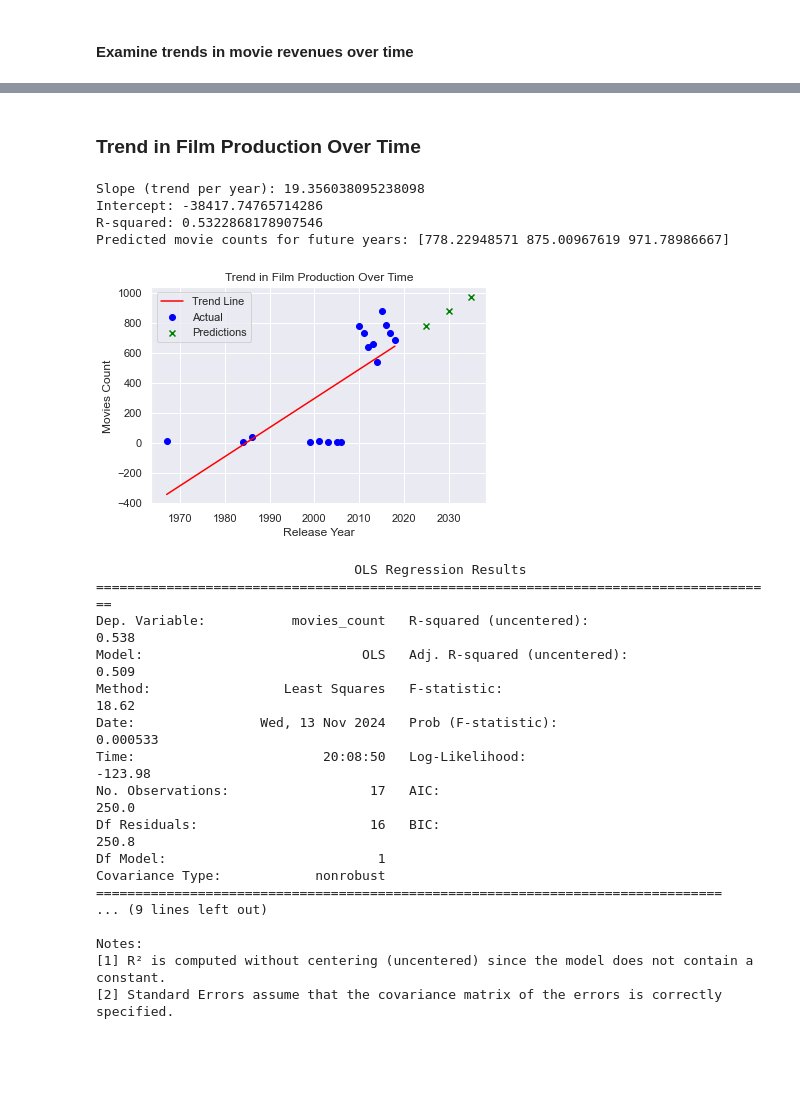
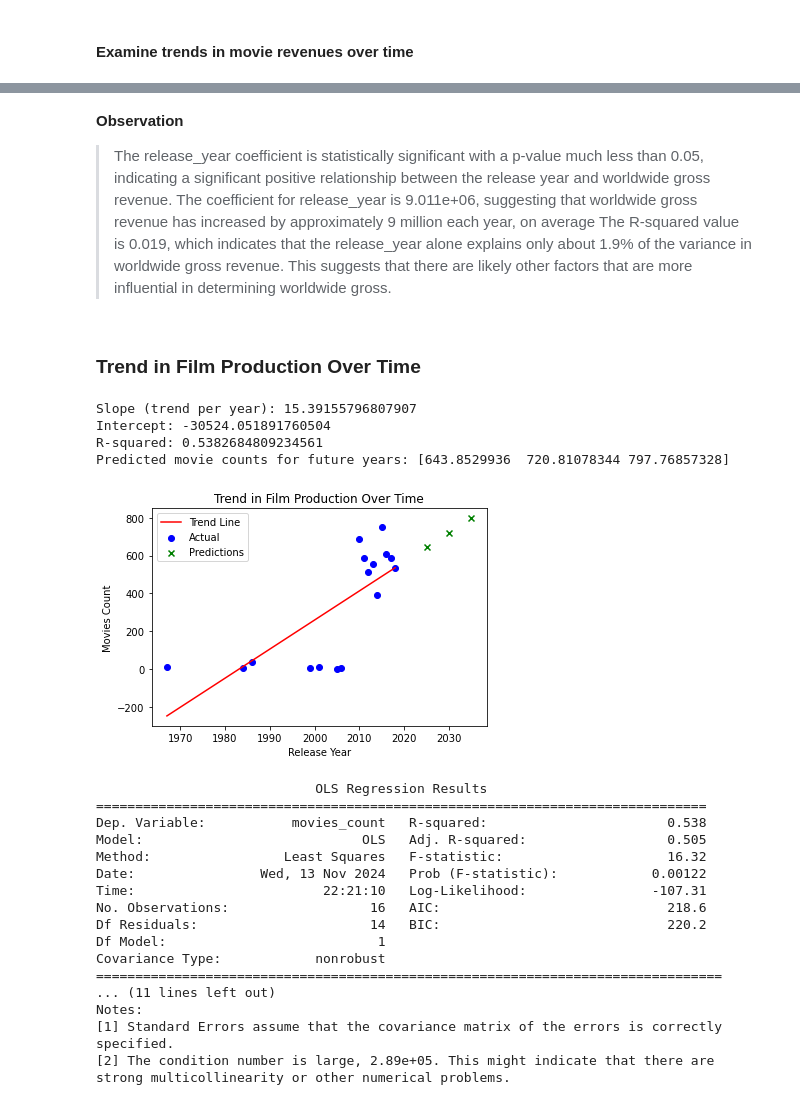
Before and after one commit to mikabenson/PHASE2_PROJECT-inferential-statistics-, a Jupyter notebook: notebooks/Franciscar.ipynb, the cells around one changed output, grey strips where cells are left out. Drawn from its saved outputs; the diff is of its cells as text; code cells hidden in the pictures; blank space fills up the shorter version.

```diff
--- a/notebooks/Franciscar.ipynb
+++ b/notebooks/Franciscar.ipynb
@@ -519,10 +523,21 @@ movie_akas.duplicated().sum()
 # %%
+# Clean the title columns in both data
+# Remove unwanted characters (e.g., punctuation) and convert to title case in the movie_gross
+movie_gross['title'] = movie_gross['title'].str.replace(r'[^\w\s]', '', regex=True)  # Remove non-word characters
+movie_gross['title'] = movie_gross['title'].str.title()  # Convert to title case
+
+# Remove unwanted characters (e.g., punctuation) and convert to title case in the movie_data
+movie_data['title'] = movie_data['title'].str.replace(r'[^\w\s]', '', regex=True)  # Remove non-word characters
+movie_data['title'] = movie_data['title'].str.title()  # Convert to title case
+
 # Merge the movie_gross data and movie_data
 movies_gross_data=movie_gross.merge(movie_data, how='inner', on='title')
 
 # Merge the movie_gross_data and movie_budget dataframes
 # Rename the movie column in movie_budget df to align with title column in movies-gross_data
 movie_budget=movie_budget.rename(columns={'movie':'title'})
+
+# Merge
 movies_merge=movies_gross_data.merge(movie_budget, how='inner', on='title')
 movies_merge
 # %% [output]
@@ -581,5 +602,8 @@ all_movies
 # %%
-columns_to_drop = [col for col in ['ordering', 'original_title_x','types','region', 'attributes','is_original_title', 'is_original_language', 'language', 'original_title_y', 'original_language'] if col in all_movies.columns]
+# Columns to drop
+columns_to_drop = [col for col in ['ordering','domestic_gross_x', 'original_title_x','types','region', 'attributes','is_original_title', 'is_original_language', 'language', 'original_title_y', 'original_language'] if col in all_movies.columns]
+
+# Drop the columns
 all_movies.drop(columns=columns_to_drop, inplace=True)
 all_movies
 # %% [output]
@@ -602,6 +628,6 @@ all_movies
 # %%
 # Profits
-all_movies['Profits']=(all_movies['worldwide_gross'] + all_movies['domestic_gross_x'])-all_movies['production_budget']
+all_movies['Profits']=(all_movies['worldwide_gross'] + all_movies['domestic_gross_y'])-all_movies['production_budget']
 all_movies
 # %% [output]
 |  | movie_id | primary_title | start_year | runtime_minutes | genres | title | averagerating | numvotes | ... |
@@ -850,3 +878,0 @@ sample =all_movies['domestic_gross_x'].sample(n=50, random_state=40)
-# %%
-sns.set_theme(color_codes=True)
-sns.histplot(sample, kde=True, color='darkblue');
@@ -955,3 +1263,8 @@ There is a significant trend in foreign gross revenue over the years.
+# %% [markdown]
+**Observation**
+ > The release_year coefficient is statistically significant with a p-value much less than 0.05, indicating a significant positive relationship between the release year and worldwide gross revenue.
+The coefficient for release_year is 9.011e+06, suggesting that worldwide gross revenue has increased by approximately 9 million each year, on average
+> The R-squared value is 0.019, which indicates that the release_year alone explains only about 1.9% of the variance in worldwide gross revenue. This suggests that there are likely other factors that are more influential in determining worldwide gross.
 # %% [markdown]
 ### Trend in Film Production Over Time
 # %%
@@ -960,69 +1273,73 @@ movies_per_year = all_movies['release_year'].value_counts().sort_index()
 
 # Step 2: Convert movies_per_year to DataFrame for regression
 movies_per_year_df = movies_per_year.reset_index()
-movies_per_year_df.columns = ['release_year', 'movies_count']  # Rename for clarity
+movies_per_year_df.columns = ['release_year', 'movies_count']
 
 # Step 3: Define independent variable (X) and dependent variable (y)
-X = movies_per_year_df[['release_year']]  # No constant added
+X = movies_per_year_df['release_year']
 y = movies_per_year_df['movies_count']
+
+# Add a constant for the OLS model only
+X_with_const = sm.add_constant(X)
 
 # Create and fit the model
 model = LinearRegression()
-model.fit(X, y)
+model.fit(X.values.reshape(-1, 1), y)
 
 # Examine the trend
 slope = model.coef_[0]
 intercept = model.intercept_
 print(f"Slope (trend per year): {slope}")
 print(f"Intercept: {intercept}")
 
 # R-squared
-r_squared = model.score(X, y)
+r_squared = model.score(X.values.reshape(-1, 1), y)
 print(f"R-squared: {r_squared}")
 
 # Predict future production
 future_years = np.array([[2025], [2030], [2035]]).reshape(-1, 1)
+#future_years_with_constant = sm.add_constant(future_years)
 future_predictions = model.predict(future_years)
 print("Predicted movie counts for future years:", future_predictions)
 
 # Plot the results
 plt.scatter(movies_per_year_df['release_year'], movies_per_year_df['movies_count'], color='blue', label='Actual')
-plt.plot(movies_per_year_df['release_year'], model.predict(X), color='red', label='Trend Line')
+plt.plot(movies_per_year_df['release_year'], model.predict(X.values.reshape(-1, 1)), color='red', label='Trend Line')
 plt.scatter(future_years, future_predictions, color='green', marker='x', label='Predictions')
 plt.xlabel("Release Year")
 plt.ylabel("Movies Count")
 plt.title("Trend in Film Production Over Time")
 plt.legend()
 plt.show()
 
 # Step 4: Fit the OLS regression model
-model = sm.OLS(y, X).fit()
+model = sm.OLS(y, X_with_const).fit()
 
 # Step 5: Output the summary of the model
 print(model.summary())
 # %% [output]
-Slope (trend per year): 19.356038095238098
-Intercept: -38417.74765714286
-R-squared: 0.5322868178907546
-Predicted movie counts for future years: [778.22948571 875.00967619 971.78986667]
+Slope (trend per year): 15.39155796807907
+Intercept: -30524.051891760504
+R-squared: 0.5382684809234561
+Predicted movie counts for future years: [643.8529936  720.81078344 797.76857328]
-[figure, old version]
+[figure, new version]
-                                 OLS Regression Results
-=======================================================================================
-Dep. Variable:           movies_count   R-squared (uncentered):                   0.538
-Model:                            OLS   Adj. R-squared (uncentered):              0.509
-Method:                 Least Squares   F-statistic:                              18.62
-Date:                Wed, 13 Nov 2024   Prob (F-statistic):                    0.000533
-Time:                        20:08:50   Log-Likelihood:                         -123.98
-No. Observations:                  17   AIC:                                      250.0
-Df Residuals:                      16   BIC:                                      250.8
+                            OLS Regression Results
+==============================================================================
+Dep. Variable:           movies_count   R-squared:                       0.538
+Model:                            OLS   Adj. R-squared:                  0.505
+Method:                 Least Squares   F-statistic:                     16.32
+Date:                Wed, 13 Nov 2024   Prob (F-statistic):            0.00122
+Time:                        22:21:10   Log-Likelihood:                -107.31
+No. Observations:                  16   AIC:                             218.6
+Df Residuals:                      14   BIC:                             220.2
 Df Model:                           1
 Covariance Type:            nonrobust
 ================================================================================
-... (9 lines left out)
-
+... (11 lines left out)
 Notes:
-[1] R² is computed without centering (uncentered) since the model does not contain a constant.
-[2] Standard Errors assume that the covariance matrix of the errors is correctly specified.
+[1] Standard Errors assume that the covariance matrix of the errors is correctly specified.
+[2] The condition number is large, 2.89e+05. This might indicate that there are
+strong multicollinearity or other numerical problems.
 # %% [markdown]
 **Observation**
 > The regression model provides insights into trends in film production over time.
```
Also changed, not shown: parts of 56 cells of this notebook.
